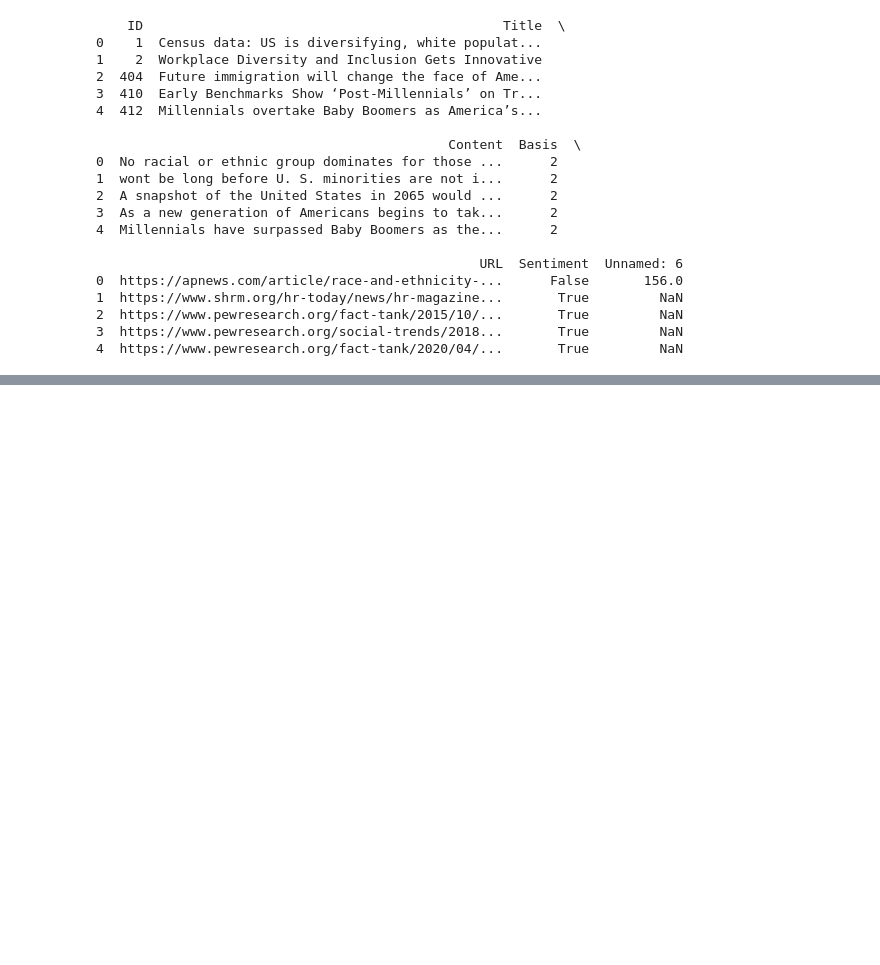
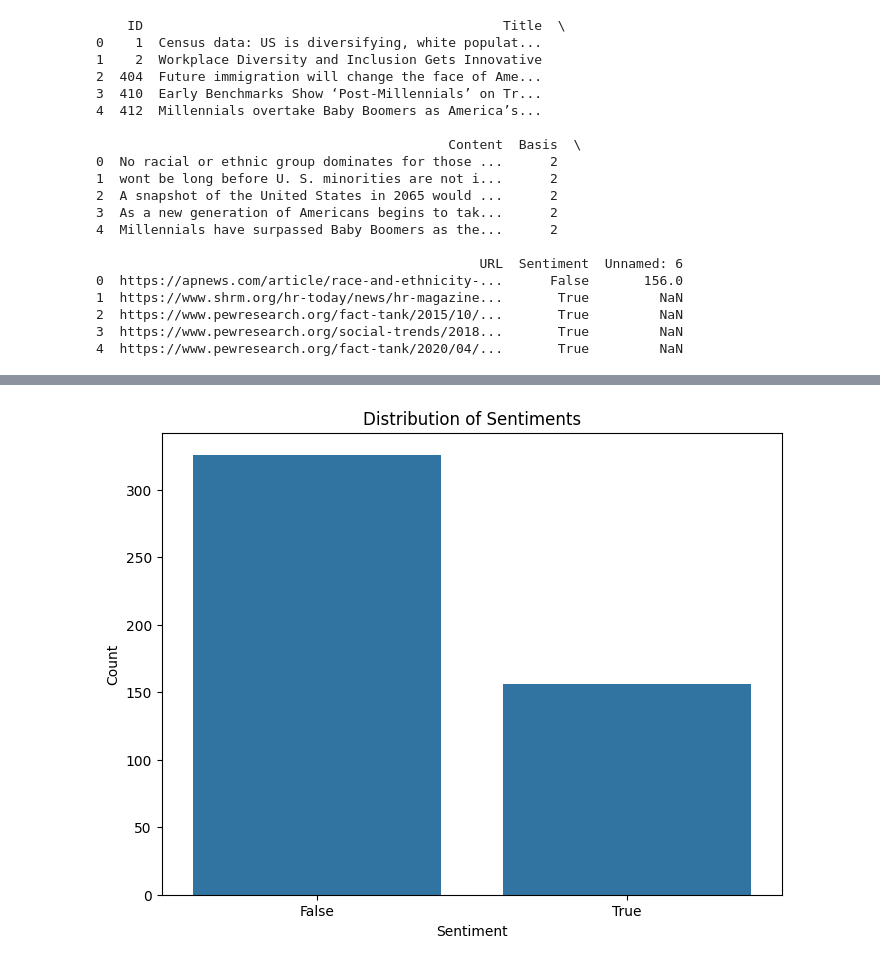
Before and after one commit to varunpothu/Research_Methods_Assignment, a Jupyter notebook: R_M__Assignment_3.ipynb, the cells around one changed output, grey strips where cells are left out. Drawn from its saved outputs; the diff is of its cells as text; code cells hidden in the pictures; blank space fills up the shorter version.

Commit message:
Data Investigation

```diff
--- a/R_M__Assignment_3.ipynb
+++ b/R_M__Assignment_3.ipynb
@@ -87,0 +144,3 @@ diversity_df.head()
+# %%
+# Alternatively, fill missing values
+df_filled = df.fillna({'Sentiment': 'Unknown'})
@@ -87,0 +176,13 @@ diversity_df.head()
+# %%
+import matplotlib.pyplot as plt
+import seaborn as sns
+
+# Plot distribution of sentiment
+plt.figure(figsize=(8, 6))
+sns.countplot(x='Sentiment', data=df_filled)
+plt.title('Distribution of Sentiments')
+plt.xlabel('Sentiment')
+plt.ylabel('Count')
+plt.show()
+# %% [output]
+[figure, added]
```
Also changed, not shown: parts of 18 cells of this notebook.
